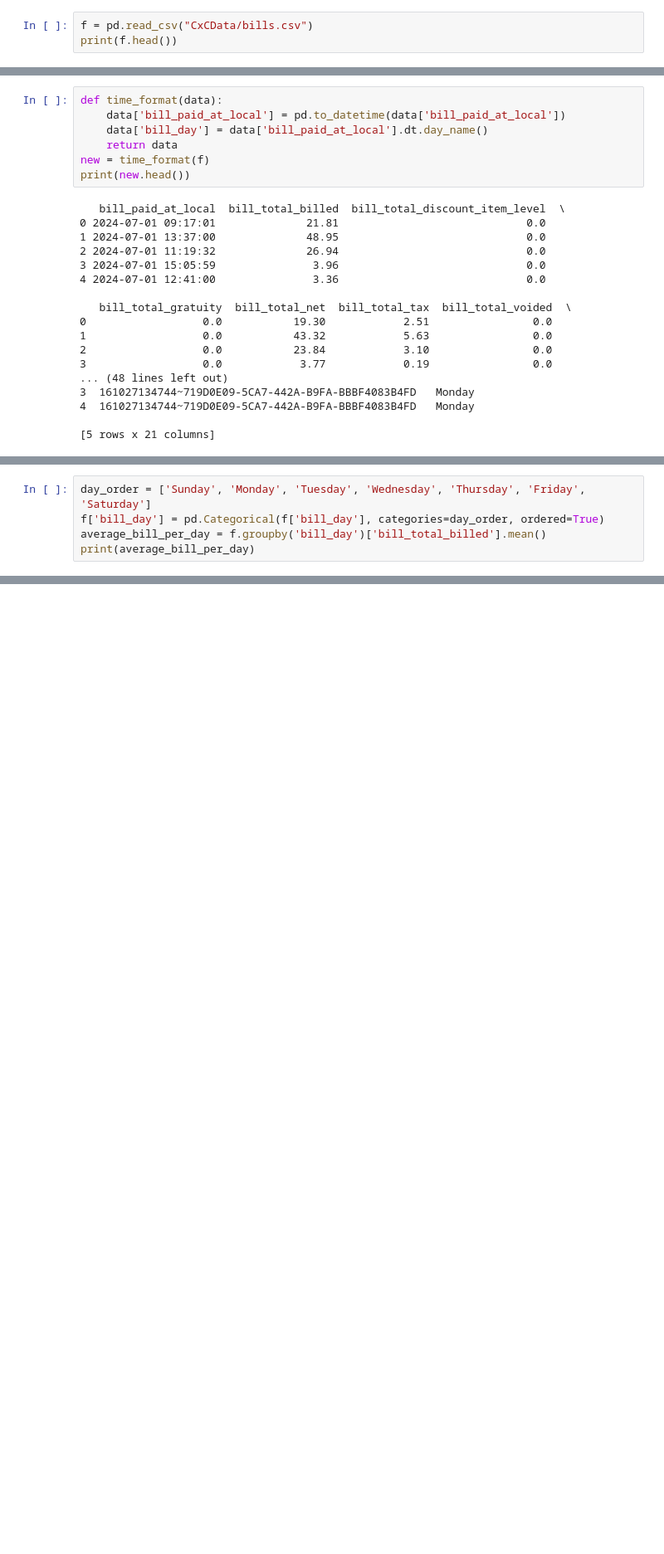
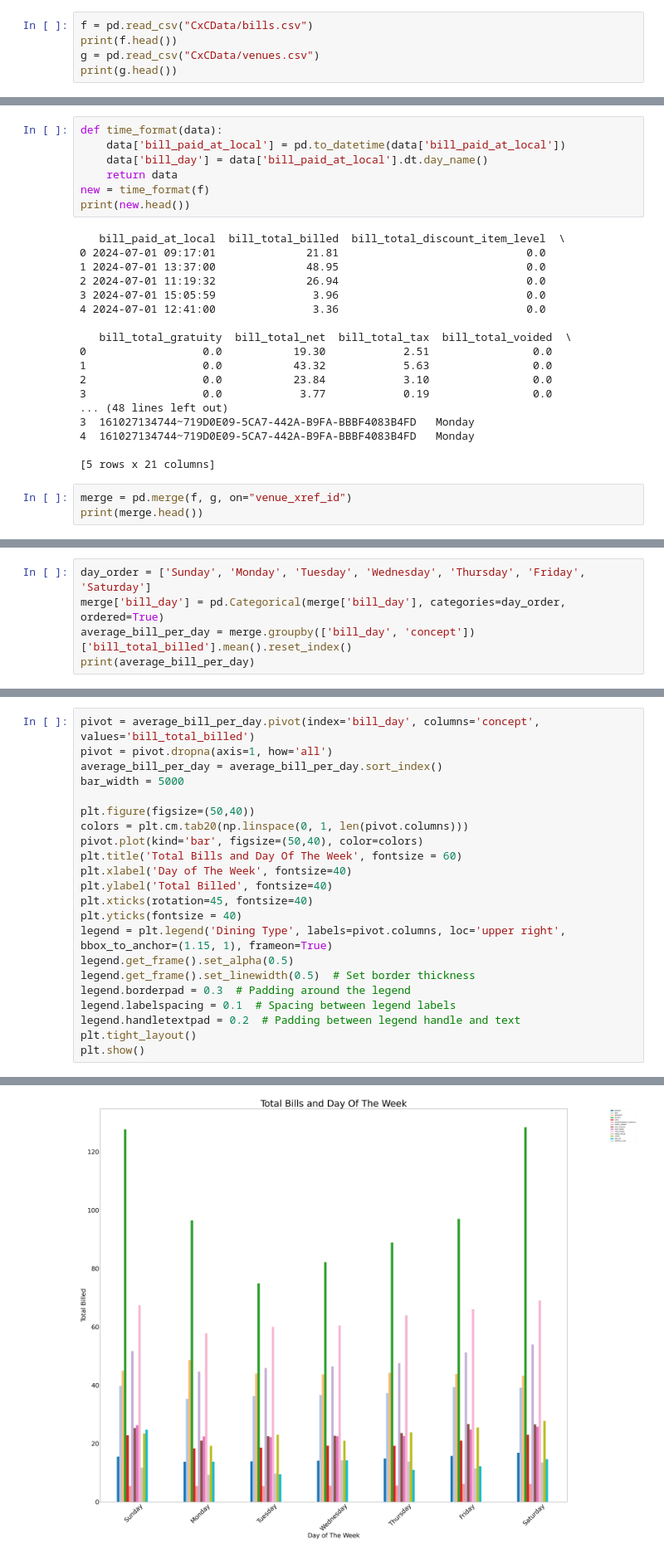
Before and after one commit to Edison611/CXC-TouchBistro, a Jupyter notebook: test.ipynb, the cells around one changed output, grey strips where cells are left out. Shown: that part at 83% size. Drawn from its saved outputs; the diff is of its cells as text; blank space fills up the shorter version.

```diff
--- a/test.ipynb
+++ b/test.ipynb
@@ -26,6 +26,8 @@ import matplotlib.pyplot as plt
 # %%
 f = pd.read_csv("CxCData/bills.csv")
 print(f.head())
+g = pd.read_csv("CxCData/venues.csv")
+print(g.head())
 # %% [output]
     bill_paid_at_local  bill_total_billed  bill_total_discount_item_level  \
 0  2024-07-01 09:17:01              21.81                             0.0
@@ -75,3 +77,6 @@ print(new.head())
 4  161027134744~719D0E09-5CA7-442A-B9FA-BBBF4083B4FD   Monday
 
 [5 rows x 21 columns]
+# %%
+merge = pd.merge(f, g, on="venue_xref_id")
+print(merge.head())
@@ -78,6 +101,6 @@ print(new.head())
 # %%
 day_order = ['Sunday', 'Monday', 'Tuesday', 'Wednesday', 'Thursday', 'Friday', 'Saturday']
-f['bill_day'] = pd.Categorical(f['bill_day'], categories=day_order, ordered=True)
-average_bill_per_day = f.groupby('bill_day')['bill_total_billed'].mean()
+merge['bill_day'] = pd.Categorical(merge['bill_day'], categories=day_order, ordered=True)
+average_bill_per_day = merge.groupby(['bill_day', 'concept'])['bill_total_billed'].mean().reset_index()
 print(average_bill_per_day)
 # %% [output]
@@ -105,0 +121,23 @@ plt.show()
+# %%
+pivot = average_bill_per_day.pivot(index='bill_day', columns='concept', values='bill_total_billed')
+pivot = pivot.dropna(axis=1, how='all')
+average_bill_per_day = average_bill_per_day.sort_index()
+bar_width = 5000
+
+plt.figure(figsize=(50,40))
+colors = plt.cm.tab20(np.linspace(0, 1, len(pivot.columns)))
+pivot.plot(kind='bar', figsize=(50,40), color=colors)
+plt.title('Total Bills and Day Of The Week', fontsize = 60)
+plt.xlabel('Day of The Week', fontsize=40)
+plt.ylabel('Total Billed', fontsize=40)
+plt.xticks(rotation=45, fontsize=40)
+plt.yticks(fontsize = 40)
+legend = plt.legend('Dining Type', labels=pivot.columns, loc='upper right', bbox_to_anchor=(1.15, 1), frameon=True)
+legend.get_frame().set_alpha(0.5)
+legend.get_frame().set_linewidth(0.5)  # Set border thickness
+legend.borderpad = 0.3  # Padding around the legend
+legend.labelspacing = 0.1  # Spacing between legend labels
+legend.handletextpad = 0.2  # Padding between legend handle and text
+plt.tight_layout()
+plt.show()
+# %% [output]
@@ -105,0 +145 @@ plt.show()
+[figure, added]
```
Also changed, not shown: parts of 5 cells of this notebook.
